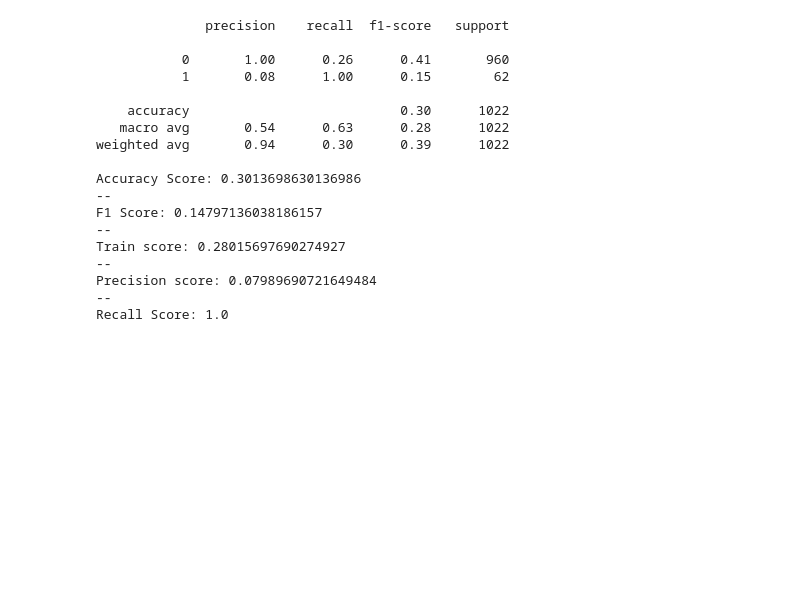
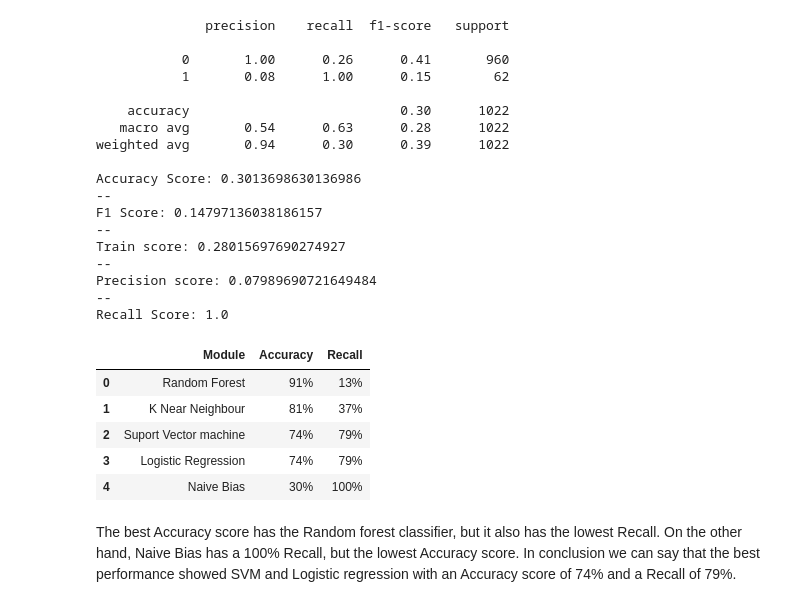
Before and after one commit to olga-2021/Final_Project, a Jupyter notebook: Stroke_prediction_Final.ipynb, the cells around one changed output. Saved outputs shown, nothing was run; the diff lists cells and outputs as text; code cells hidden in the pictures; blank space fills up the shorter version.

```diff
--- a/Stroke_prediction_Final.ipynb
+++ b/Stroke_prediction_Final.ipynb
@@ -691,3 +693,19 @@ Train score: 0.28015697690274927
 Precision score: 0.07989690721649484
 --
 Recall Score: 1.0
+# %%
+summary = {'Module':['Random Forest', 'K Near Neighbour', 'Suport Vector machine', 'Logistic Regression', 'Naive Bias'],
+          'Accuracy':['91%', '81%', '74%', '74%', '30%'],
+          'Recall':['13%', '37%', '79%', '79%', '100%']}
+sm = pd.DataFrame(summary)
+sm
+# %% [output]
+|  | Module | Accuracy | Recall |
+| 0 | Random Forest | 91% | 13% |
+| 1 | K Near Neighbour | 81% | 37% |
+| 2 | Suport Vector machine | 74% | 79% |
+| 3 | Logistic Regression | 74% | 79% |
+| 4 | Naive Bias | 30% | 100% |
+# %% [markdown]
+The best Accuracy score has the Random forest classifier, but it also has the lowest Recall. On the other hand, Naive Bias has a 100% Recall, but the lowest Accuracy score.
+In conclusion we can say that the best performance showed SVM and Logistic regression with an Accuracy score of 74% and a Recall of 79%.
```
Also changed, not shown: parts of 3 cells of this notebook.
